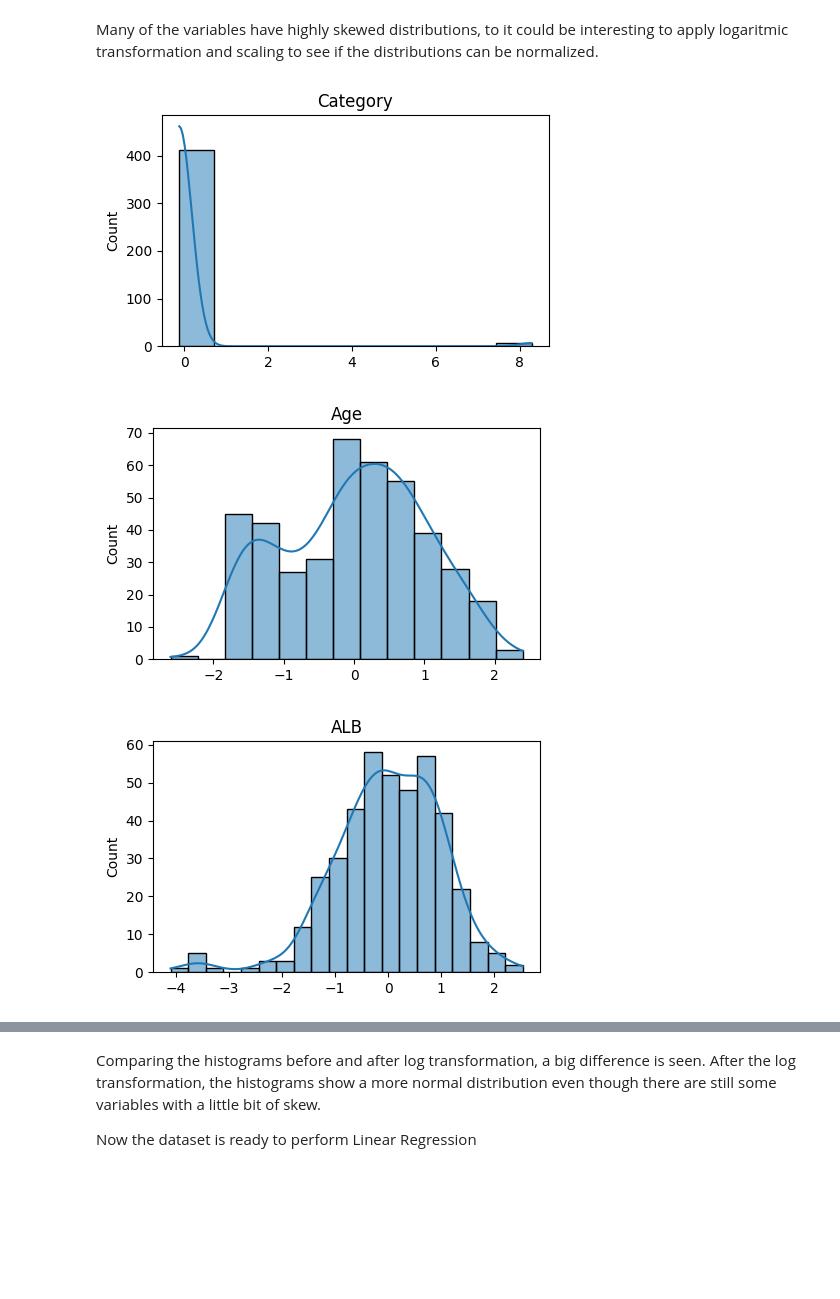
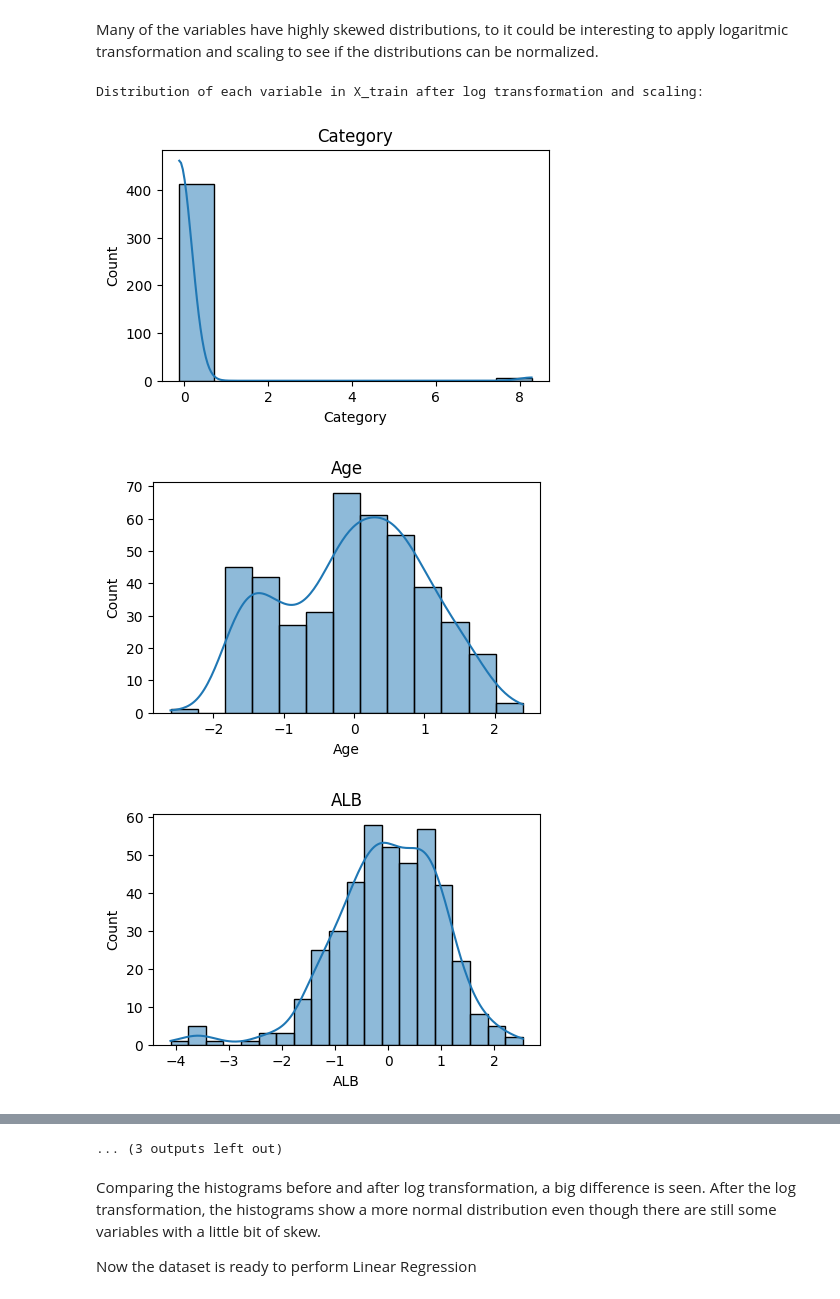
Before and after one commit to Biokatzen/Hepatitis-C-Prediction-Dataset, a Jupyter notebook: Copia_de_HepatitisC_Prediction_Dataset.ipynb, the cells around one changed output, grey strips where cells are left out. Drawn from its saved outputs; the diff is of its cells as text; code cells hidden in the pictures; blank space fills up the shorter version.

```diff
--- a/Copia_de_HepatitisC_Prediction_Dataset.ipynb
+++ b/Copia_de_HepatitisC_Prediction_Dataset.ipynb
@@ -244,16 +246,3 @@ The outliers have been removed calculating the z score and removing the rows wit
 After outlier removal, we can see that the rows of both X_train and y_train are the same, so the analysis continue.
 # %% [markdown]
 The next step is to check if the distribution of data is normal on each variable. For this, histogram plots have been created.
-# %%
-#Distribution of data of each variable before transformation
-for col in X_train.columns:
-    plt.figure(figsize=(5,3))
-    sns.histplot(X_train[col], kde=True)
-    plt.title(f"{col}")
-    plt.show()
-#Distribution of the target train data before transformation
-
-plt.figure(figsize=(5,3))
-sns.histplot(y_train, kde=True)
-plt.title(f"ALT")
-plt.show()
@@ -276,33 +256,40 @@ Many of the variables have highly skewed distributions, to it could be interesti
 # %%
 import numpy as np
 from sklearn.preprocessing import StandardScaler
 import seaborn as sns
 import matplotlib.pyplot as plt
+import pandas as pd
 
 #Log transformation of both train and test data
 #Clean refers to the dataset that was filtered to remove outliers based on z score
 X_train_log = np.log1p(X_train_clean)
 X_test_log  = np.log1p(X_test)
 y_train_log = np.log1p(y_train_clean)
 
 #Scale data
 scaler = StandardScaler()
-X_train_scaled = scaler.fit_transform(X_train_log)
-X_test_scaled  = scaler.transform(X_test_log)
+X_train_scaled_np = scaler.fit_transform(X_train_log)
+X_test_scaled_np  = scaler.transform(X_test_log)
 
-#Distribution of data of each variable after transformation
-for i, col in enumerate(X_train.columns): # Use enumerate to get the index and column name
+# Convert scaled NumPy arrays back to DataFrames for plotting
+X_train_scaled = pd.DataFrame(X_train_scaled_np, columns=X_train_log.columns)
+X_test_scaled = pd.DataFrame(X_test_scaled_np, columns=X_test_log.columns)
+
+#Distribution of each variable after log transforming and scaling
+print("Distribution of each variable in X_train after log transformation and scaling:")
+for col in X_train_scaled.columns:
     plt.figure(figsize=(5,3))
-    sns.histplot(X_train_scaled[:, i], kde=True) # Use integer index i for NumPy array
+    sns.histplot(X_train_scaled[col], kde=True)
     plt.title(f"{col}")
     plt.show()
 
-#Distribution of the target train data after transformation
+print("\nDistribution of y_train after log transformation:")
 plt.figure(figsize=(5,3))
-sns.histplot(y_train_log, kde=True) #Target has not been scaled because it is not needed
-plt.title(f"ALT")
+sns.histplot(y_train_log, kde=True)
+plt.title("y_train_log")
 plt.show()
 # %% [output]
+Distribution of each variable in X_train after log transformation and scaling:
-[figure, old version]
+[figure, new version]
-[figure, old version]
+[figure, new version]
-[figure, old version]
+[figure, new version]
@@ -319,3 +304,4 @@ plt.show()
+... (3 outputs left out)
 # %% [markdown]
 Comparing the histograms before and after log transformation, a big difference is seen. After the log transformation, the histograms show a more normal distribution even though there are still some variables with a little bit of skew.
 
```
Also changed, not shown: parts of 13 cells of this notebook.
